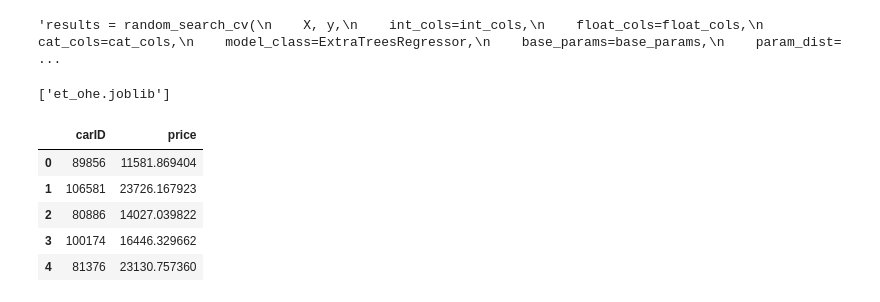
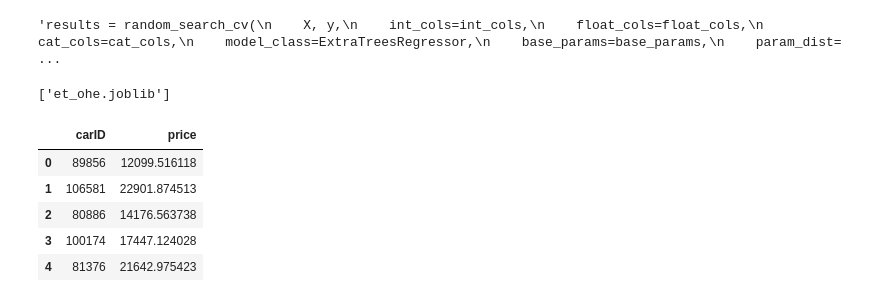
Before and after one commit to rmmandrade/ml2526, a Jupyter notebook: Group57_part2.ipynb, the cells around one changed output. Saved outputs shown, nothing was run; the diff lists cells and outputs as text; code cells hidden in the pictures.

```diff
--- a/Group57_part2.ipynb
+++ b/Group57_part2.ipynb
@@ -1221,15 +1228,17 @@ submission.to_csv("kaggle/model4.csv", index=False)
 # %% [markdown]
 ## Model #5 : ExtraTrees (Selected Features, OHE Encoding)
 # %%
-num_cols = ['year', 'mileage', 'tax', 'mpg', 'engineSize', 'mileage_per_year', 'power_efficiency', 'paintQuality%', 'previousOwners', "mpg", "tax"]
-cat_cols = ['Brand', 'model', 'transmission', "fuelType"]
-int_cols = ['year', 'previousOwners']
-float_cols = ['mileage', 'tax', 'mpg', 'engineSize', 'mileage_per_year', 'power_efficiency', 'paintQuality%', "mpg", "tax"]
+num_cols = ['year', 'mileage', 'tax', 'mpg', 'engineSize', 'mileage_per_year', 'power_efficiency', 'previousOwners', "mpg", "tax"]
+cat_cols = ['Brand', 'model', 'transmission']
+int_cols = ['year']
+float_cols = ['mileage', 'tax', 'mpg', 'engineSize', 'mileage_per_year', 'power_efficiency', "mpg", "tax"]
 # %%
+drop_cols = ['paintQuality%', 'previousOwners', 'fuelType']
 df=pd.read_csv("train.csv")
 dfcopy = df.copy()
 X=clean_df(df, valid_models, cat_cols)
 X, y = separar_y(X)
+X = X.drop(columns=drop_cols)
 X
 # %% [output]
 |  | Brand | model | year | transmission | mileage | tax | mpg | engineSize | mileage_per_year | ... |
@@ -1332,6 +1341,7 @@ test_df = pd.read_csv("test.csv")
 test_copy = test_df.copy()
 X_test = clean_df(test_copy, valid_models, cat_cols)
 XcarID=X_test.copy()
+X_test = X_test.drop(columns=drop_cols)
 # %%
 y_pred = predict_test(
     X_test,
@@ -1351,18 +1361,18 @@ y_pred = predict_test(
 # %%
 submission = pd.DataFrame({
     "carID": XcarID.index,
-    "price": y_pred
+    "price": np.expm1(y_pred)
 })
 
 # Check structure
 display(submission.head())
 
 # --- Save to CSV (with header, no index) ---
 submission.to_csv("kaggle/model5.csv", index=False)
 # %% [output]
 |  | carID | price |
-| 0 | 89856 | 11581.869404 |
-| 1 | 106581 | 23726.167923 |
-| 2 | 80886 | 14027.039822 |
-| 3 | 100174 | 16446.329662 |
-| 4 | 81376 | 23130.757360 |
+| 0 | 89856 | 12099.516118 |
+| 1 | 106581 | 22901.874513 |
+| 2 | 80886 | 14176.563738 |
+| 3 | 100174 | 17447.124028 |
+| 4 | 81376 | 21642.975423 |
```
Also changed, not shown: parts of 26 cells of this notebook, 7 other files.
